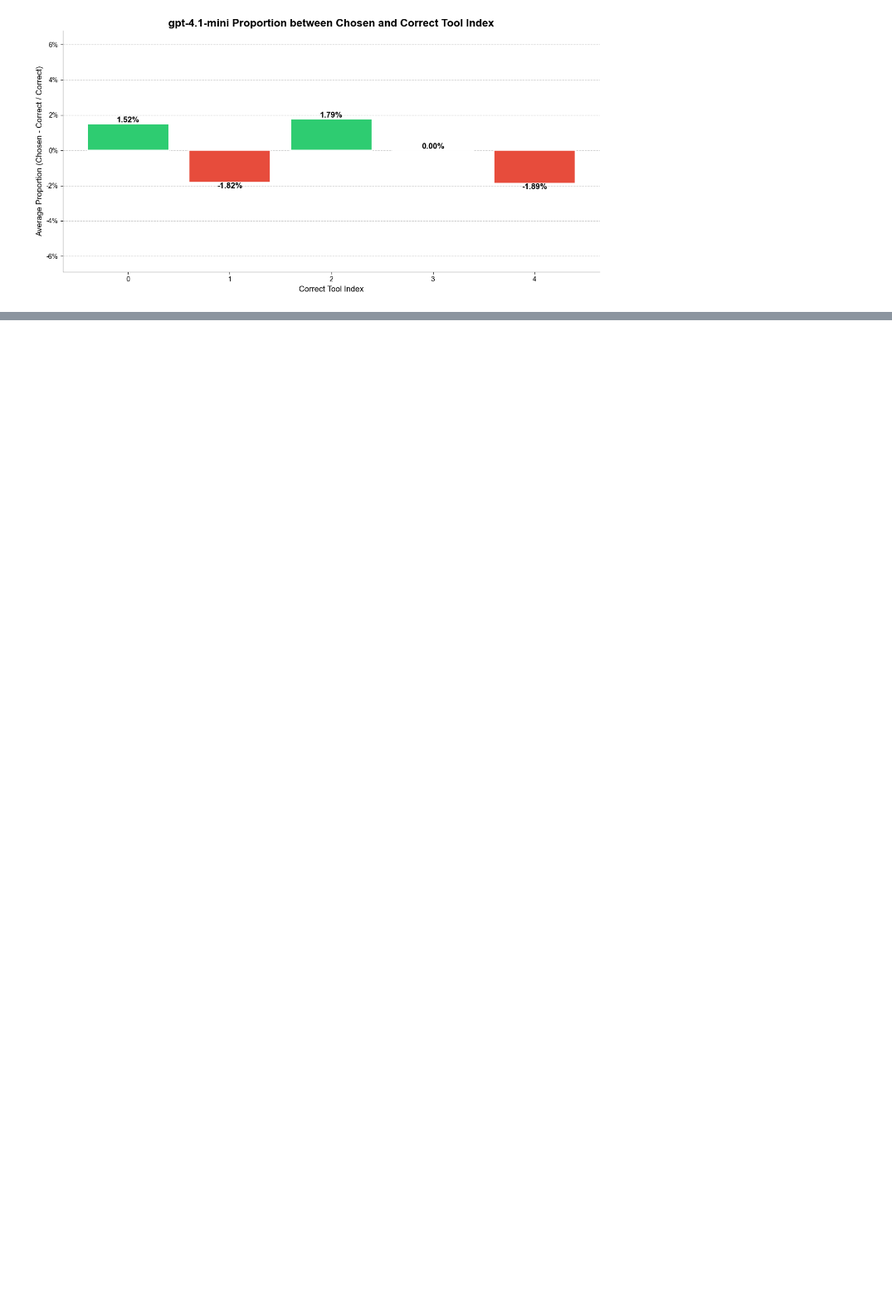
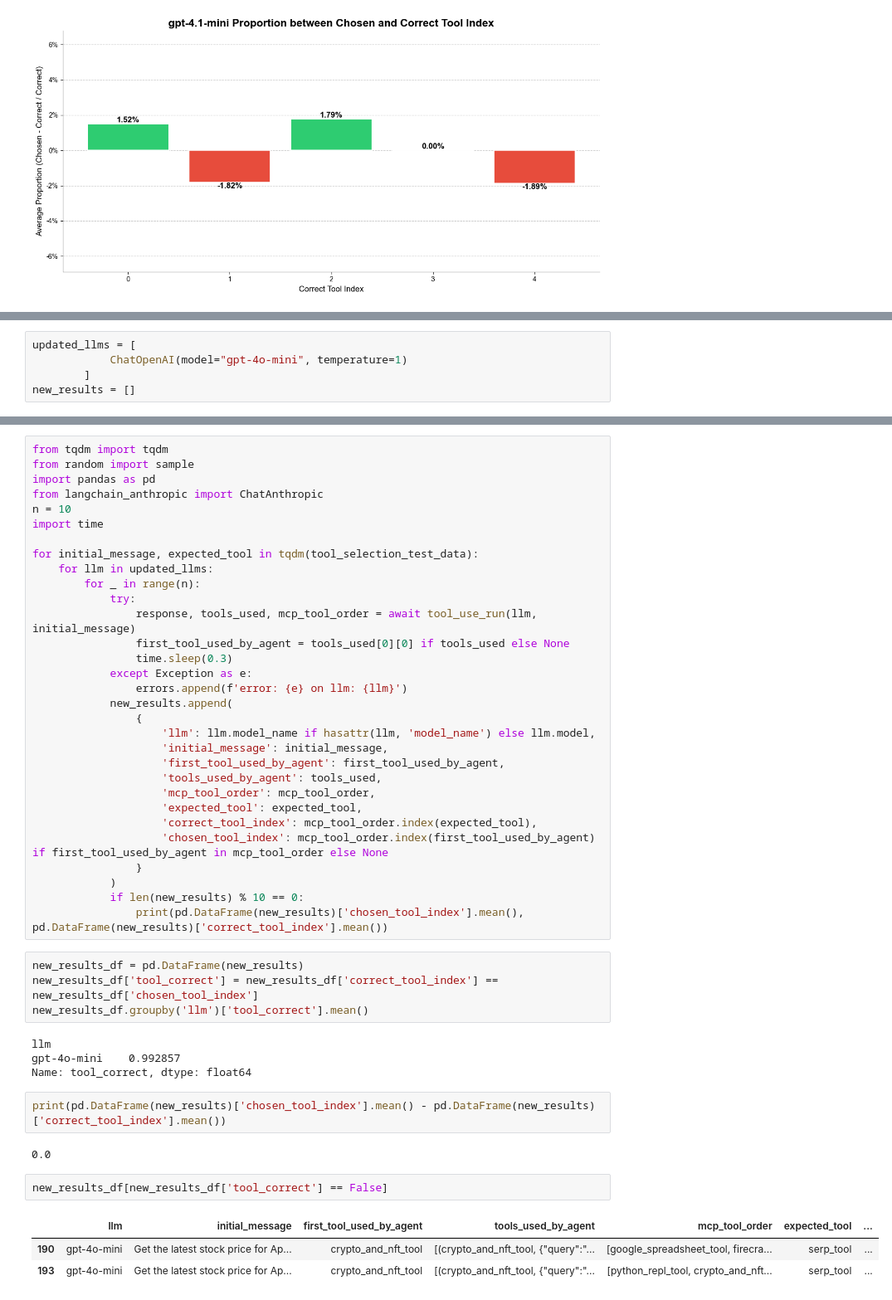
Before and after one commit to sinanuozdemir/oreilly-ai-agents, a Jupyter notebook: notebooks/LangGraph_React - MCP + Tool Selection.ipynb, the cells around one changed output, grey strips where cells are left out. Shown at 83% size. Saved outputs shown, nothing was run; the diff lists cells and outputs as text; blank space fills up the shorter version.

```diff
--- a/notebooks/LangGraph_React - MCP + Tool Selection.ipynb
+++ b/notebooks/LangGraph_React - MCP + Tool Selection.ipynb
@@ -874,0 +975,5 @@ for model, _ in model_choices.items():
+# %%
+updated_llms = [
+            ChatOpenAI(model="gpt-4o-mini", temperature=1)
+        ]
+new_results = []
@@ -874,0 +985,49 @@ for model, _ in model_choices.items():
+# %%
+from tqdm import tqdm
+from random import sample
+import pandas as pd
+from langchain_anthropic import ChatAnthropic
+n = 10
+import time
+
+for initial_message, expected_tool in tqdm(tool_selection_test_data):
+    for llm in updated_llms:
+        for _ in range(n):
+            try:
+                response, tools_used, mcp_tool_order = await tool_use_run(llm, initial_message)
+                first_tool_used_by_agent = tools_used[0][0] if tools_used else None
+                time.sleep(0.3)
+            except Exception as e:
+                errors.append(f'error: {e} on llm: {llm}')
+            new_results.append(
+                {
+                    'llm': llm.model_name if hasattr(llm, 'model_name') else llm.model,
+                    'initial_message': initial_message,
+                    'first_tool_used_by_agent': first_tool_used_by_agent,
+                    'tools_used_by_agent': tools_used,
+                    'mcp_tool_order': mcp_tool_order,
+                    'expected_tool': expected_tool,
+                    'correct_tool_index': mcp_tool_order.index(expected_tool),
+                    'chosen_tool_index': mcp_tool_order.index(first_tool_used_by_agent) if first_tool_used_by_agent in mcp_tool_order else None
+                }
+            )
+            if len(new_results) % 10 == 0:
+                print(pd.DataFrame(new_results)['chosen_tool_index'].mean(), pd.DataFrame(new_results)['correct_tool_index'].mean())
+# %%
+new_results_df = pd.DataFrame(new_results)
+new_results_df['tool_correct'] = new_results_df['correct_tool_index'] == new_results_df['chosen_tool_index']
+new_results_df.groupby('llm')['tool_correct'].mean()
+# %% [output]
+llm
+gpt-4o-mini    0.992857
+Name: tool_correct, dtype: float64
+# %%
+print(pd.DataFrame(new_results)['chosen_tool_index'].mean() - pd.DataFrame(new_results)['correct_tool_index'].mean())
+# %% [output]
+0.0
+# %%
+new_results_df[new_results_df['tool_correct'] == False]
+# %% [output]
+|  | llm | initial_message | first_tool_used_by_agent | tools_used_by_agent | mcp_tool_order | expected_tool | ... |
+| 190 | gpt-4o-mini | Get the latest stock price for Ap... | crypto_and_nft_tool | [(crypto_and_nft_tool, {"query":"... | [google_spreadsheet_tool, firecra... | serp_tool | ... |
+| 193 | gpt-4o-mini | Get the latest stock price for Ap... | crypto_and_nft_tool | [(crypto_and_nft_tool, {"query":"... | [python_repl_tool, crypto_and_nft... | serp_tool | ... |
```
Also changed, not shown: parts of 6 cells of this notebook.
